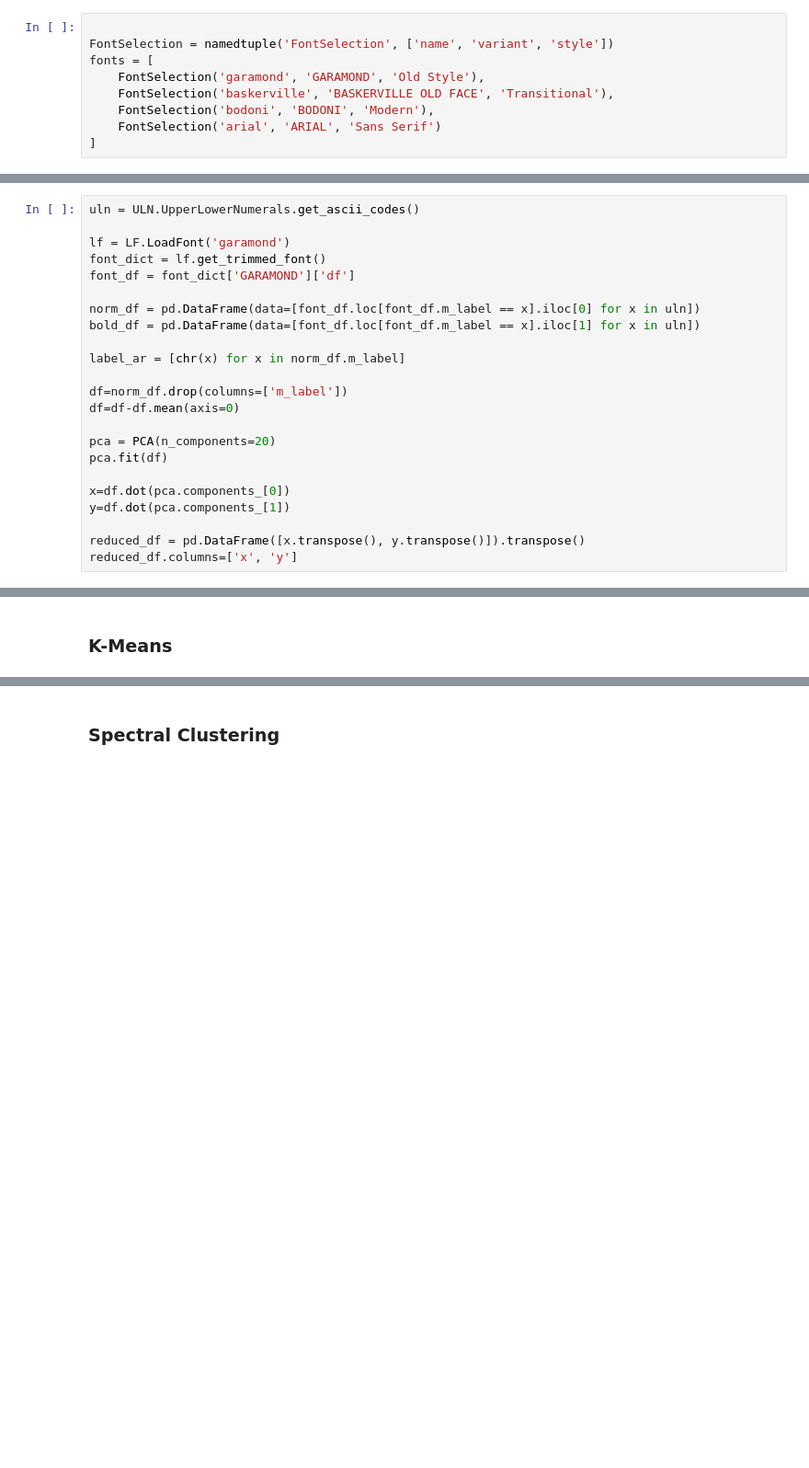
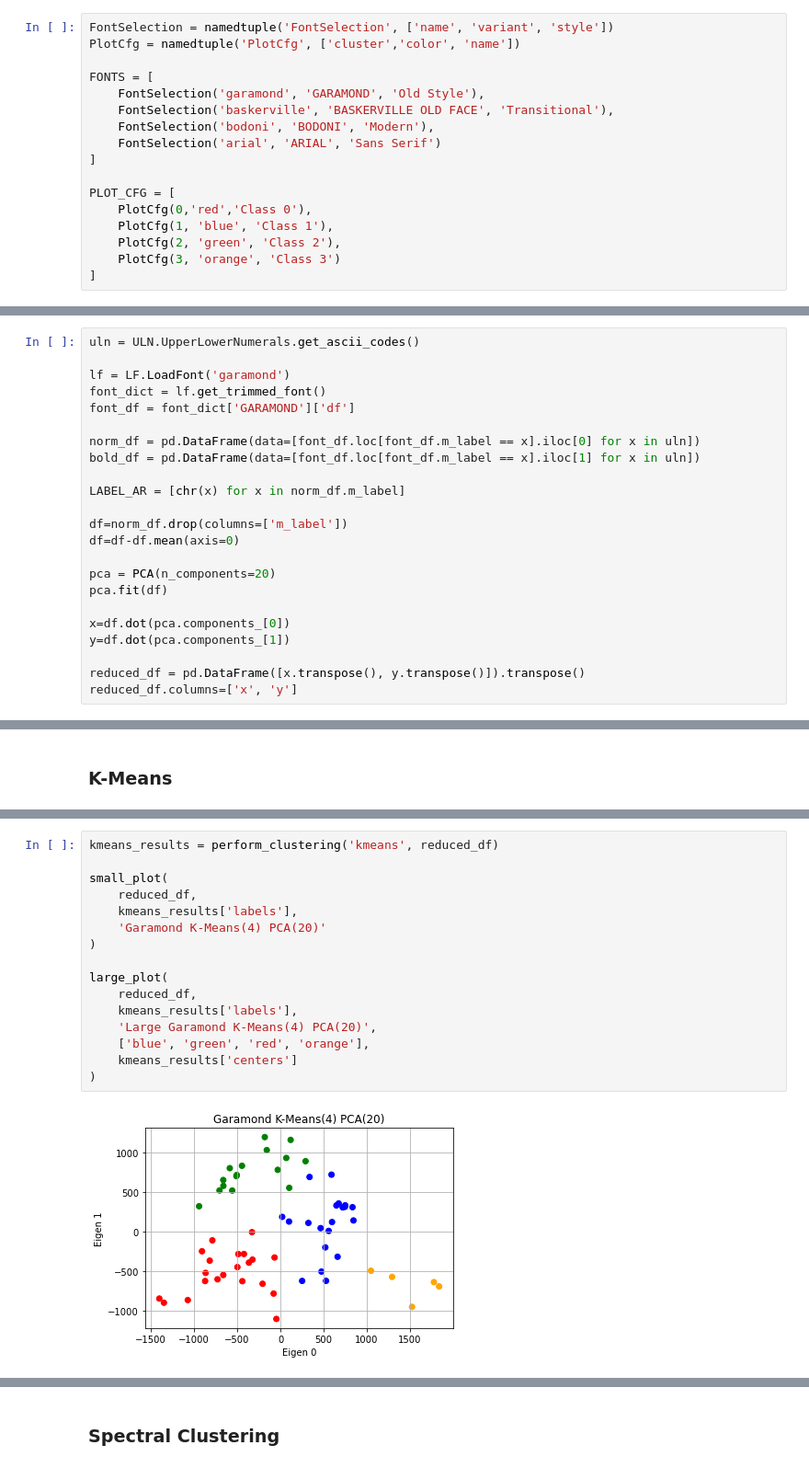
Before and after one commit to digital-tenebrist/udel-math-637, a Jupyter notebook: project-1/clustering/do_clustering.ipynb, the cells around one changed output, grey strips where cells are left out. Shown at 92% size. Saved outputs shown, nothing was run; the diff lists cells and outputs as text; blank space fills up the shorter version.

```diff
--- a/project-1/clustering/do_clustering.ipynb
+++ b/project-1/clustering/do_clustering.ipynb
@@ -33,12 +41,20 @@ import plot_utils.plot_font as PU
 # %%
+FontSelection = namedtuple('FontSelection', ['name', 'variant', 'style'])
+PlotCfg = namedtuple('PlotCfg', ['cluster','color', 'name'])
 
-FontSelection = namedtuple('FontSelection', ['name', 'variant', 'style'])
-fonts = [
+FONTS = [
     FontSelection('garamond', 'GARAMOND', 'Old Style'),
     FontSelection('baskerville', 'BASKERVILLE OLD FACE', 'Transitional'),
     FontSelection('bodoni', 'BODONI', 'Modern'),
     FontSelection('arial', 'ARIAL', 'Sans Serif')
 ]
+
+PLOT_CFG = [
+    PlotCfg(0,'red','Class 0'),
+    PlotCfg(1, 'blue', 'Class 1'),
+    PlotCfg(2, 'green', 'Class 2'),
+    PlotCfg(3, 'orange', 'Class 3')
+]
 # %% [markdown]
 ### Load Font Data Collect For Dim Reduction
 # %%
@@ -51,7 +67,7 @@ font_df = font_dict['GARAMOND']['df']
 norm_df = pd.DataFrame(data=[font_df.loc[font_df.m_label == x].iloc[0] for x in uln])
 bold_df = pd.DataFrame(data=[font_df.loc[font_df.m_label == x].iloc[1] for x in uln])
 
-label_ar = [chr(x) for x in norm_df.m_label]
+LABEL_AR = [chr(x) for x in norm_df.m_label]
 
 df=norm_df.drop(columns=['m_label'])
 df=df-df.mean(axis=0)
@@ -153,0 +211,18 @@ plt.show()
+# %%
+kmeans_results = perform_clustering('kmeans', reduced_df)
+
+small_plot(
+    reduced_df,
+    kmeans_results['labels'],
+    'Garamond K-Means(4) PCA(20)'
+)
+
+large_plot(
+    reduced_df,
+    kmeans_results['labels'],
+    'Large Garamond K-Means(4) PCA(20)',
+    ['blue', 'green', 'red', 'orange'],
+    kmeans_results['centers']
+)
+# %% [output]
+[figure, added]
```
Also changed, not shown: parts of 15 cells of this notebook.
